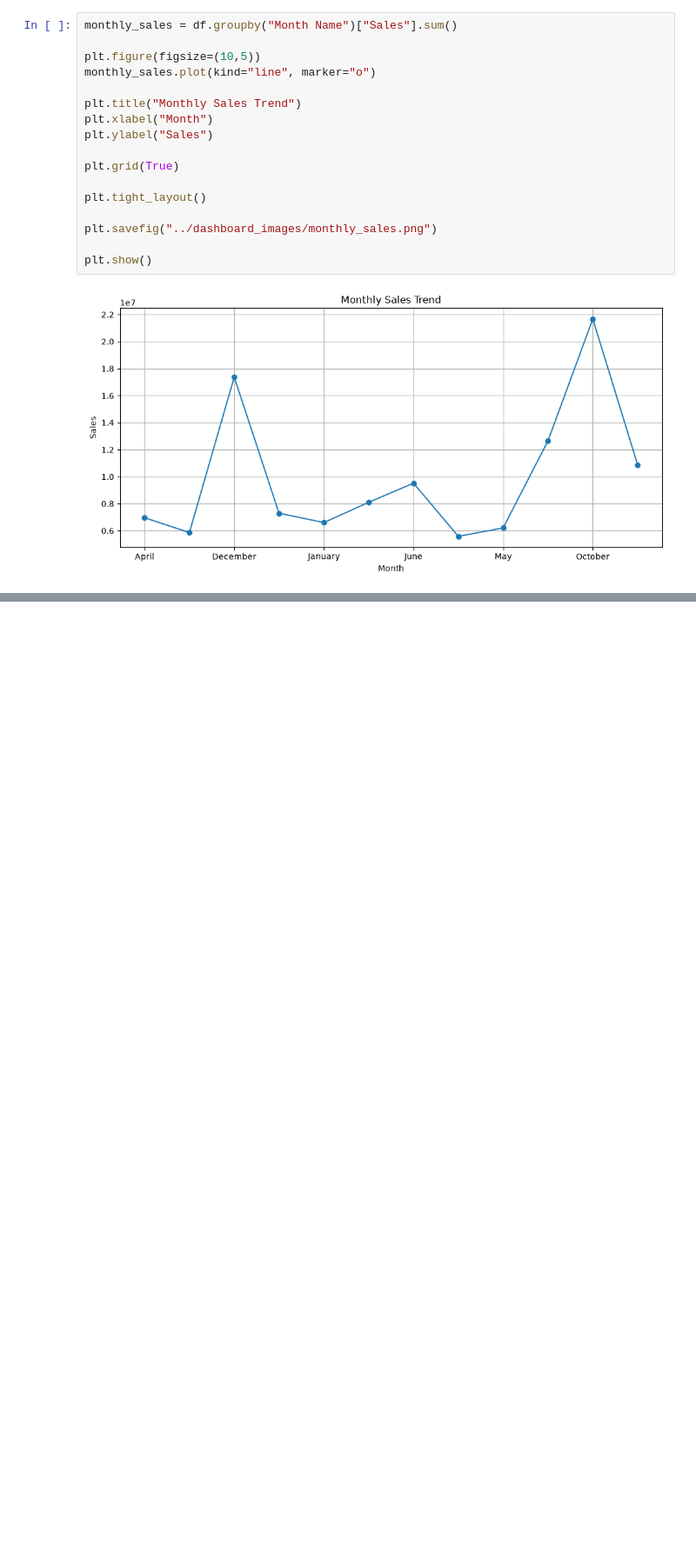
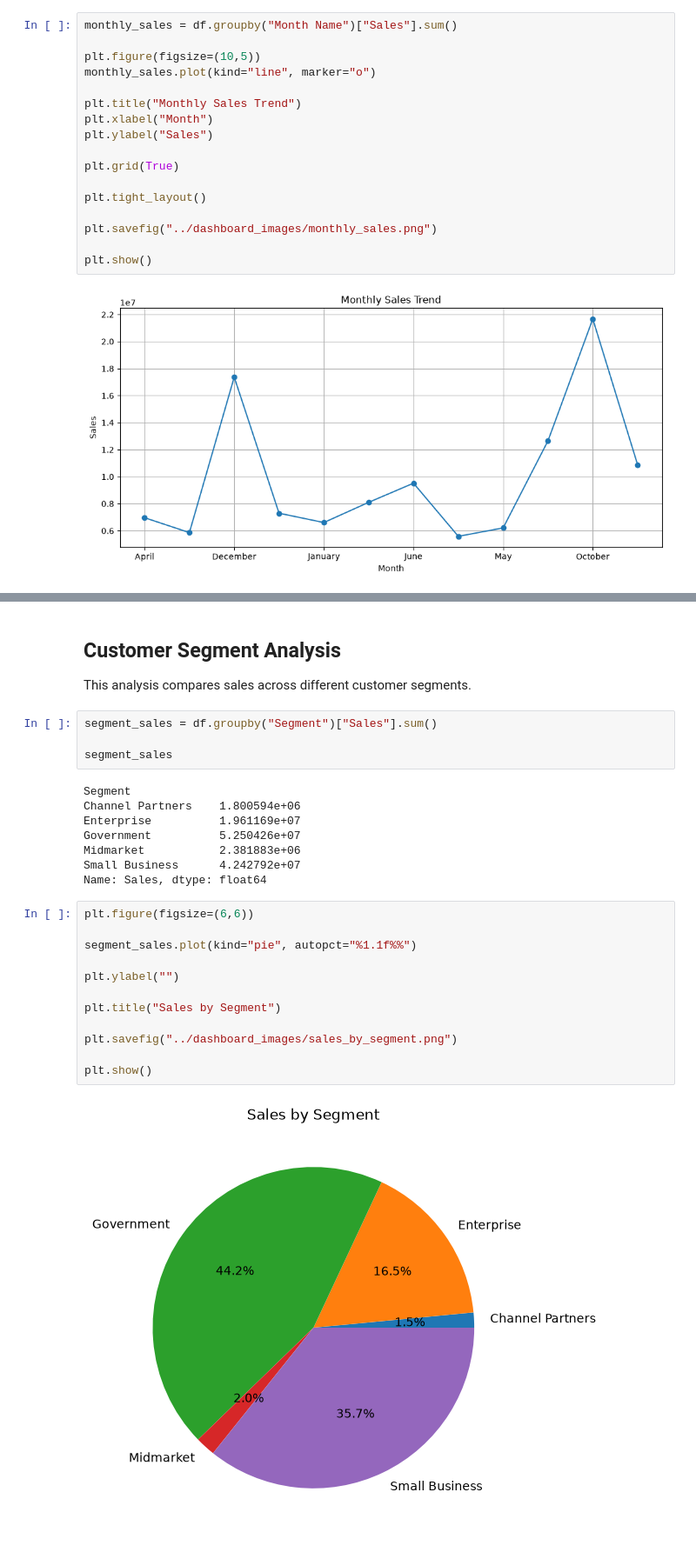
Before and after one commit to Suchi1902/Financial_Performance_Dashboard, a Jupyter notebook: python/data_cleaning.ipynb, the cells around one changed output, grey strips where cells are left out. Shown at 87% size. Cells and saved outputs as stored; diff of their text form; blank space fills up the shorter version.

```diff
--- a/python/data_cleaning.ipynb
+++ b/python/data_cleaning.ipynb
@@ -466,0 +574,30 @@ plt.show()
+# %% [markdown]
+## Customer Segment Analysis
+
+This analysis compares sales across different customer segments.
+# %%
+segment_sales = df.groupby("Segment")["Sales"].sum()
+
+segment_sales
+# %% [output]
+Segment
+Channel Partners    1.800594e+06
+Enterprise          1.961169e+07
+Government          5.250426e+07
+Midmarket           2.381883e+06
+Small Business      4.242792e+07
+Name: Sales, dtype: float64
+# %%
+plt.figure(figsize=(6,6))
+
+segment_sales.plot(kind="pie", autopct="%1.1f%%")
+
+plt.ylabel("")
+
+plt.title("Sales by Segment")
+
+plt.savefig("../dashboard_images/sales_by_segment.png")
+
+plt.show()
+# %% [output]
+[figure, added]
```
Also changed, not shown: parts of 15 cells of this notebook, 5 other files.
